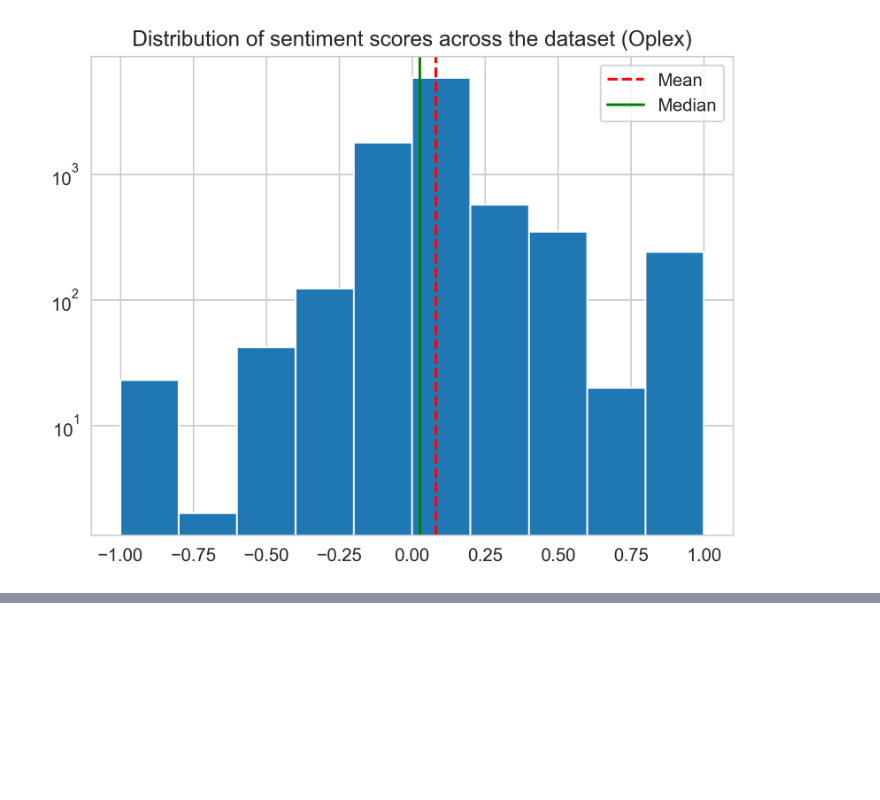
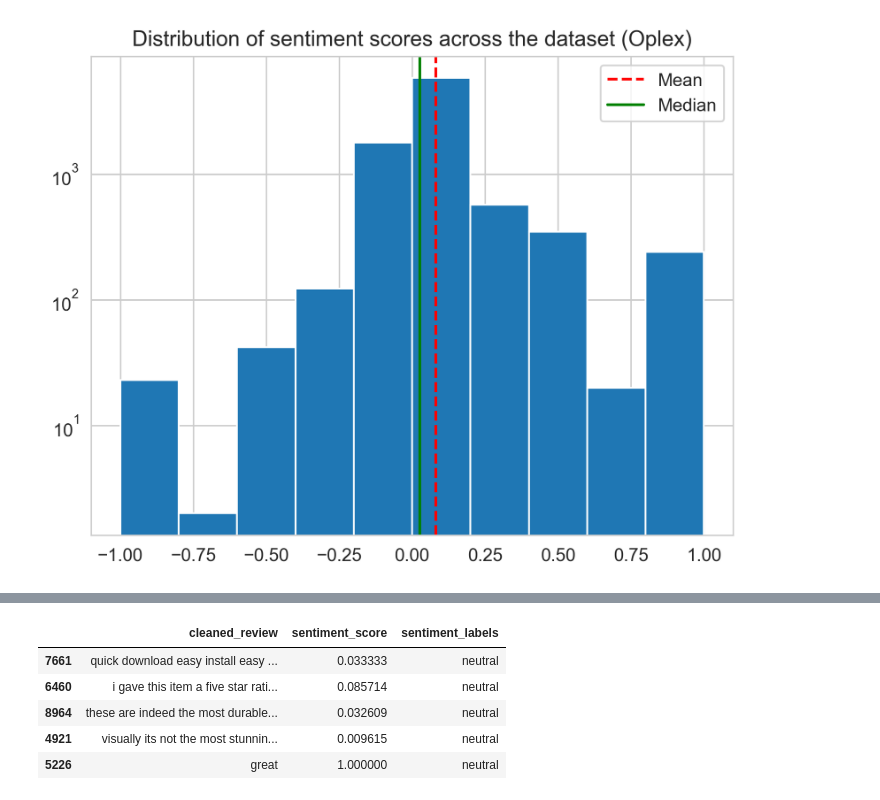
Before and after one commit to Asifdotexe/SentimentScoringModel, a Jupyter notebook: code/issue-13-as-analysis-on-opinion-lexicon-scores.ipynb, the cells around one changed output, grey strips where cells are left out. Cells and saved outputs as stored; diff of their text form; code cells hidden in the pictures; blank space fills up the shorter version.

```diff
--- a/code/issue-13-as-analysis-on-opinion-lexicon-scores.ipynb
+++ b/code/issue-13-as-analysis-on-opinion-lexicon-scores.ipynb
@@ -41,0 +86,13 @@ plt.show()
+# %%
+# getting the sentiment labels for each row
+# function source: nlp_preprocessing.py
+df['sentiment_labels'] = df['sentiment_score'].apply(get_sentiment_label)
+# %%
+df[['cleaned_review','sentiment_score','sentiment_labels']].sample(5)
+# %% [output]
+|  | cleaned_review | sentiment_score | sentiment_labels |
+| 7661 | quick download easy install easy ... | 0.033333 | neutral |
+| 6460 | i gave this item a five star rati... | 0.085714 | neutral |
+| 8964 | these are indeed the most durable... | 0.032609 | neutral |
+| 4921 | visually its not the most stunnin... | 0.009615 | neutral |
+| 5226 | great | 1.000000 | neutral |
```
Also changed, not shown: parts of 6 cells of this notebook.
